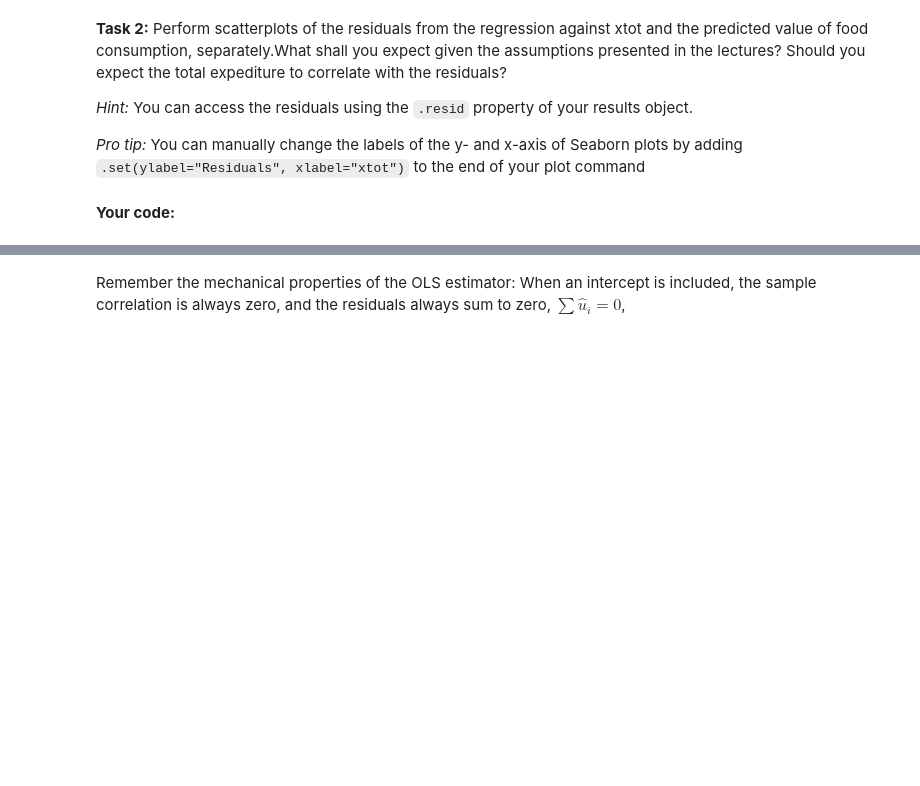
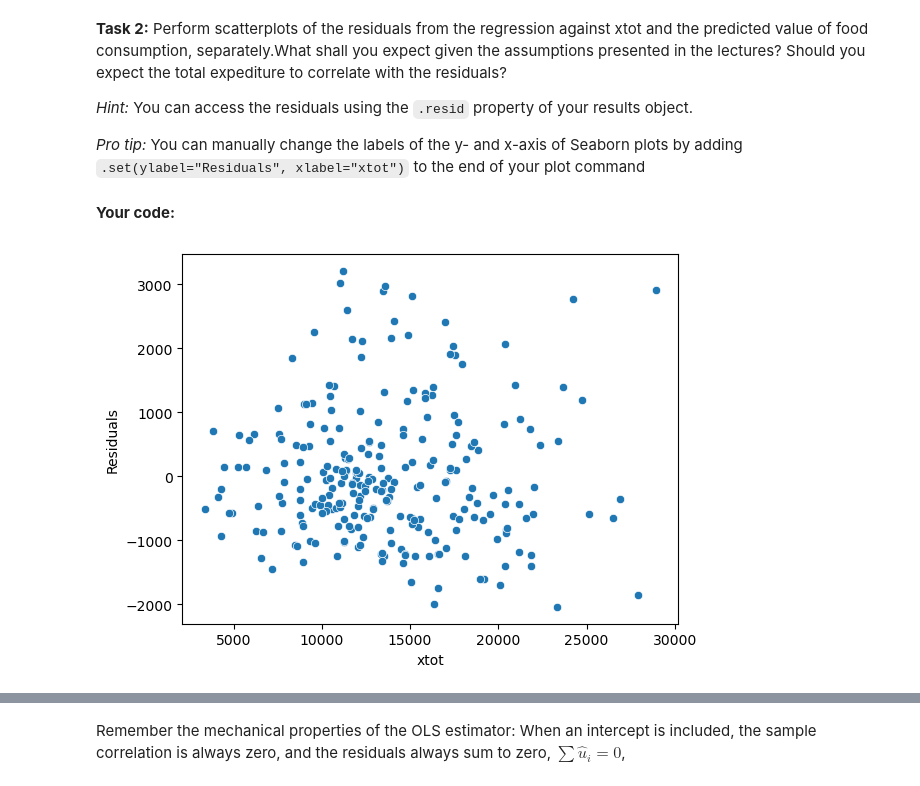
Before and after one commit to AnneMunk-Larsen05/EconometricsA, a Jupyter notebook: 2_class/PS2_Regression_Analysis/ex_ante.ipynb, the cells around one changed output, grey strips where cells are left out. Drawn from its saved outputs; the diff is of its cells as text; code cells hidden in the pictures; blank space fills up the shorter version.

```diff
--- a/2_class/PS2_Regression_Analysis/ex_ante.ipynb
+++ b/2_class/PS2_Regression_Analysis/ex_ante.ipynb
@@ -168,0 +220,5 @@ _Pro tip:_ You can manually change the labels of the y- and x-axis of Seaborn pl
+# %%
+#Task 2a
+sns.scatterplot(x='xtot', y=results.resid, data=df_men).set(ylabel="Residuals", xlabel="xtot");
+# %% [output]
+[figure, added]
```
Also changed, not shown: parts of 11 cells of this notebook.
